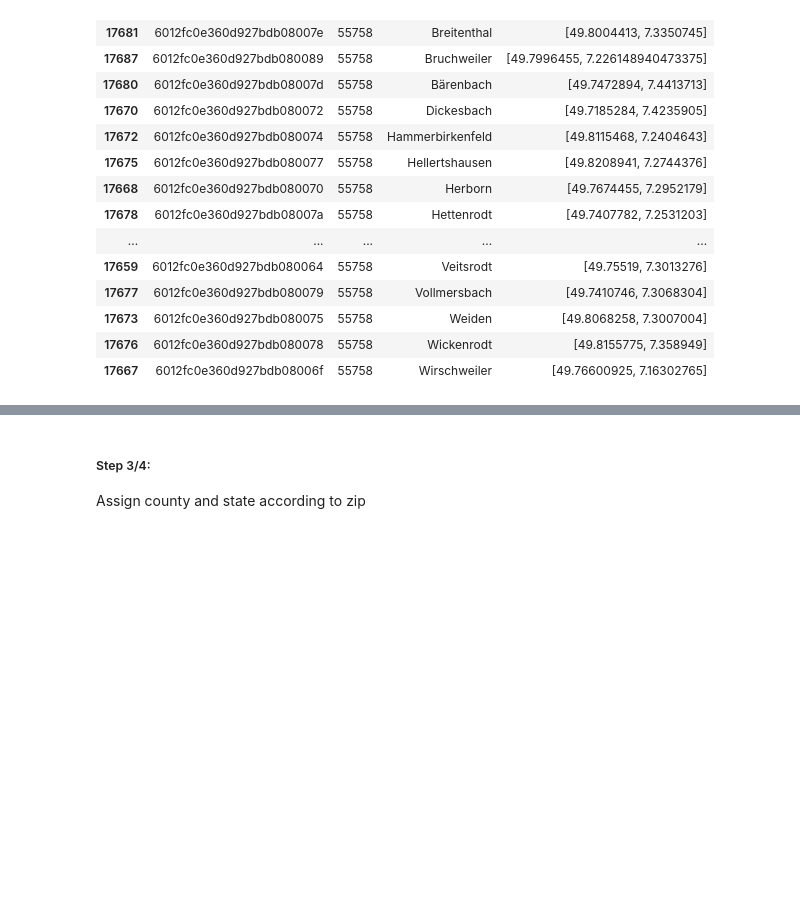
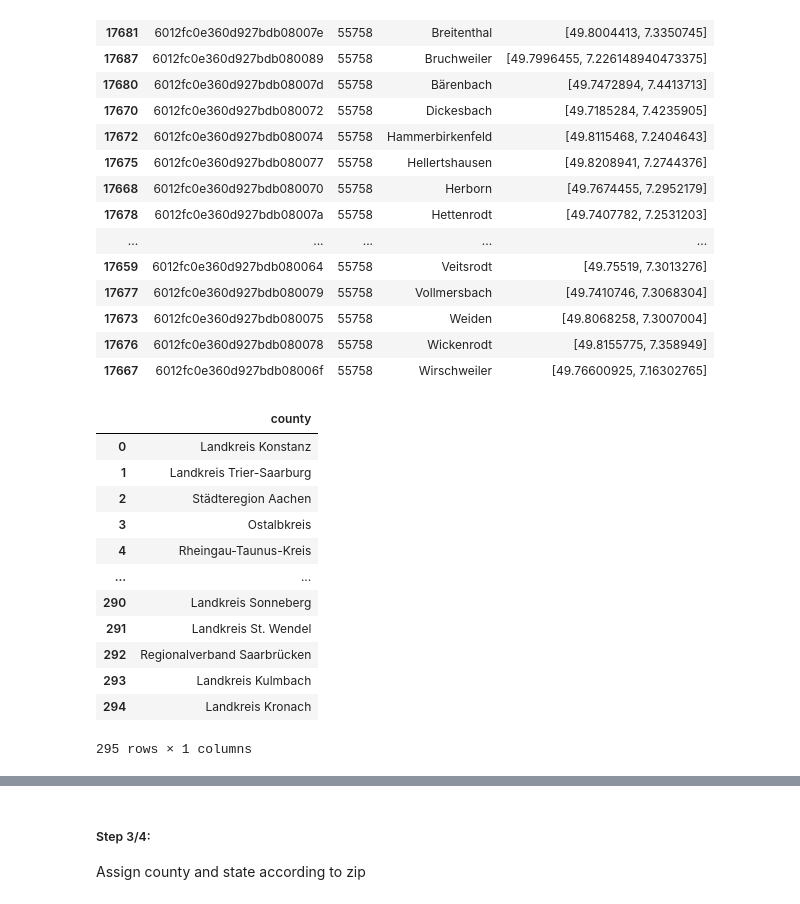
Before and after one commit to mayo-s/phonebookdiver, a Jupyter notebook: jupyter/phonebookdiver_notebook.ipynb, the cells around one changed output, grey strips where cells are left out. Cells and saved outputs as stored; diff of their text form; code cells hidden in the pictures; blank space fills up the shorter version.

```diff
--- a/jupyter/phonebookdiver_notebook.ipynb
+++ b/jupyter/phonebookdiver_notebook.ipynb
@@ -1026,3 +1027,20 @@ geodata_df.loc[geodata_df['zip'] == '55758'].sort_values(by='city')
 | 17673 | 6012fc0e360d927bdb080075 | 55758 | Weiden | [49.8068258, 7.3007004] |
 | 17676 | 6012fc0e360d927bdb080078 | 55758 | Wickenrodt | [49.8155775, 7.358949] |
 | 17667 | 6012fc0e360d927bdb08006f | 55758 | Wirschweiler | [49.76600925, 7.16302765] |
+# %%
+counties_df = pd.DataFrame(list(zip_df.county.unique()), columns=['county'])
+counties_df
+# %% [output]
+|  | county |
+| 0 | Landkreis Konstanz |
+| 1 | Landkreis Trier-Saarburg |
+| 2 | Städteregion Aachen |
+| 3 | Ostalbkreis |
+| 4 | Rheingau-Taunus-Kreis |
+| ... | ... |
+| 290 | Landkreis Sonneberg |
+| 291 | Landkreis St. Wendel |
+| 292 | Regionalverband Saarbrücken |
+| 293 | Landkreis Kulmbach |
+| 294 | Landkreis Kronach |
+295 rows × 1 columns
```
Also changed, not shown: parts of 4 cells of this notebook.
